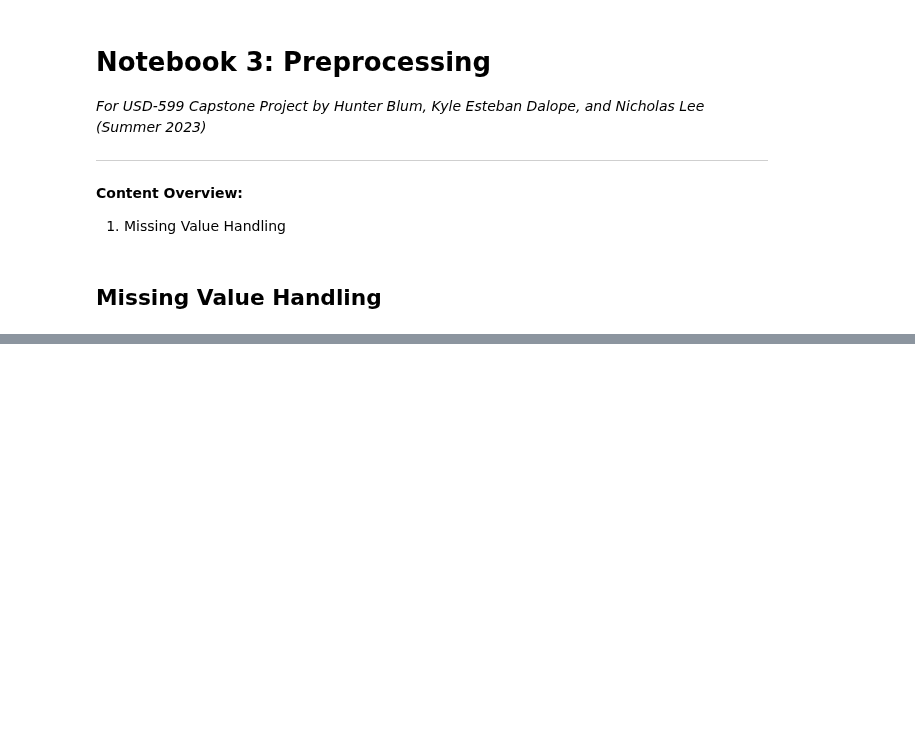
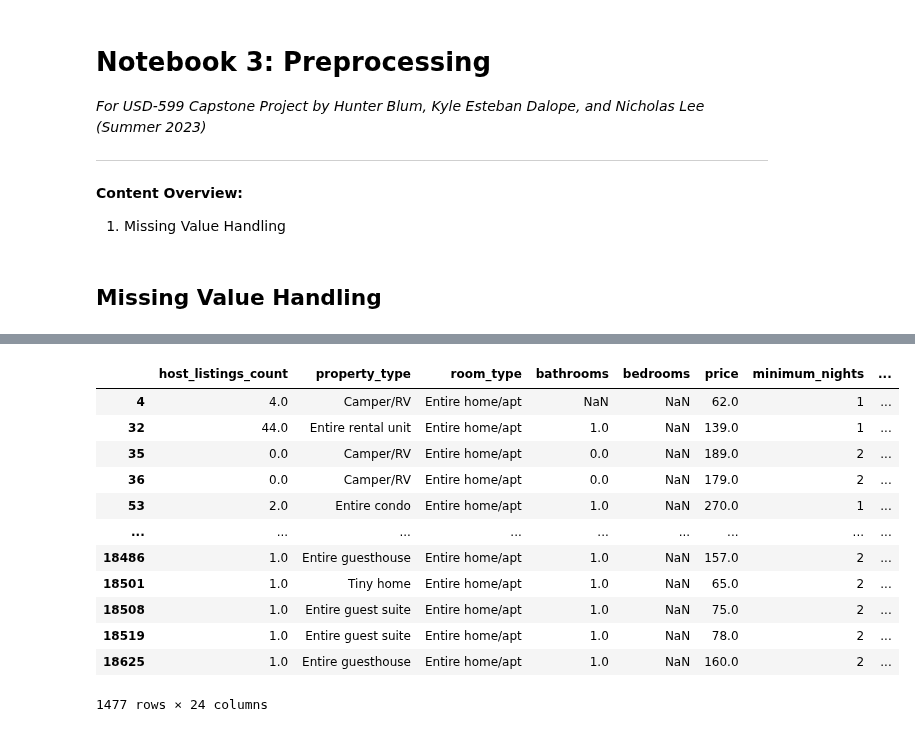
Before and after one commit to nlee98/ADS-599_Capstone_Project, a Jupyter notebook: Code Library/03_Preprocessing.ipynb, the cells around one changed output, grey strips where cells are left out. Cells and saved outputs as stored; diff of their text form; code cells hidden in the pictures; blank space fills up the shorter version.

```diff
--- a/Code Library/03_Preprocessing.ipynb
+++ b/Code Library/03_Preprocessing.ipynb
@@ -85,0 +85,8 @@ dtype: int64
+# %%
+# Fill bedrooms with a value of 1 for those that are listed as rooms
+# Indexes of records with the word "room" or RV in the property_type
+room_idx = preproc_df[
+    preproc_df["property_type"].astype(str).str.contains("|".join(["room", "Room", "RV"]))
+    ].index.tolist()
+
+preproc_df.loc[room_idx, "bedrooms"] = preproc_df.loc[room_idx, "bedrooms"].fillna(1)
@@ -85,0 +123,9 @@ dtype: int64
+# %%
+# Fill bedrooms with a value of 1 for 1 bathroom
+# Indexes of records with 1 bathrooms
+bathroom_1_idx = preproc_df.loc[
+    preproc_df["bathrooms"].isin([0,1])
+    ].index.tolist()
+
+preproc_df.loc[bathroom_1_idx, "bedrooms"] = preproc_df.loc[bathroom_1_idx, "bedrooms"].fillna(1)
+# This fills all but 10 missing bedroom values
@@ -85,0 +163,16 @@ dtype: int64
+# %%
+preproc_df[preproc_df["bedrooms"].isnull()]
+# %% [output]
+|  | host_listings_count | property_type | room_type | bathrooms | bedrooms | price | minimum_nights | ... |
+| 4 | 4.0 | Camper/RV | Entire home/apt | NaN | NaN | 62.0 | 1 | ... |
+| 32 | 44.0 | Entire rental unit | Entire home/apt | 1.0 | NaN | 139.0 | 1 | ... |
+| 35 | 0.0 | Camper/RV | Entire home/apt | 0.0 | NaN | 189.0 | 2 | ... |
+| 36 | 0.0 | Camper/RV | Entire home/apt | 0.0 | NaN | 179.0 | 2 | ... |
+| 53 | 2.0 | Entire condo | Entire home/apt | 1.0 | NaN | 270.0 | 1 | ... |
+| ... | ... | ... | ... | ... | ... | ... | ... | ... |
+| 18486 | 1.0 | Entire guesthouse | Entire home/apt | 1.0 | NaN | 157.0 | 2 | ... |
+| 18501 | 1.0 | Tiny home | Entire home/apt | 1.0 | NaN | 65.0 | 2 | ... |
+| 18508 | 1.0 | Entire guest suite | Entire home/apt | 1.0 | NaN | 75.0 | 2 | ... |
+| 18519 | 1.0 | Entire guest suite | Entire home/apt | 1.0 | NaN | 78.0 | 2 | ... |
+| 18625 | 1.0 | Entire guesthouse | Entire home/apt | 1.0 | NaN | 160.0 | 2 | ... |
+1477 rows × 24 columns
```
Also changed, not shown: parts of 14 cells of this notebook.
